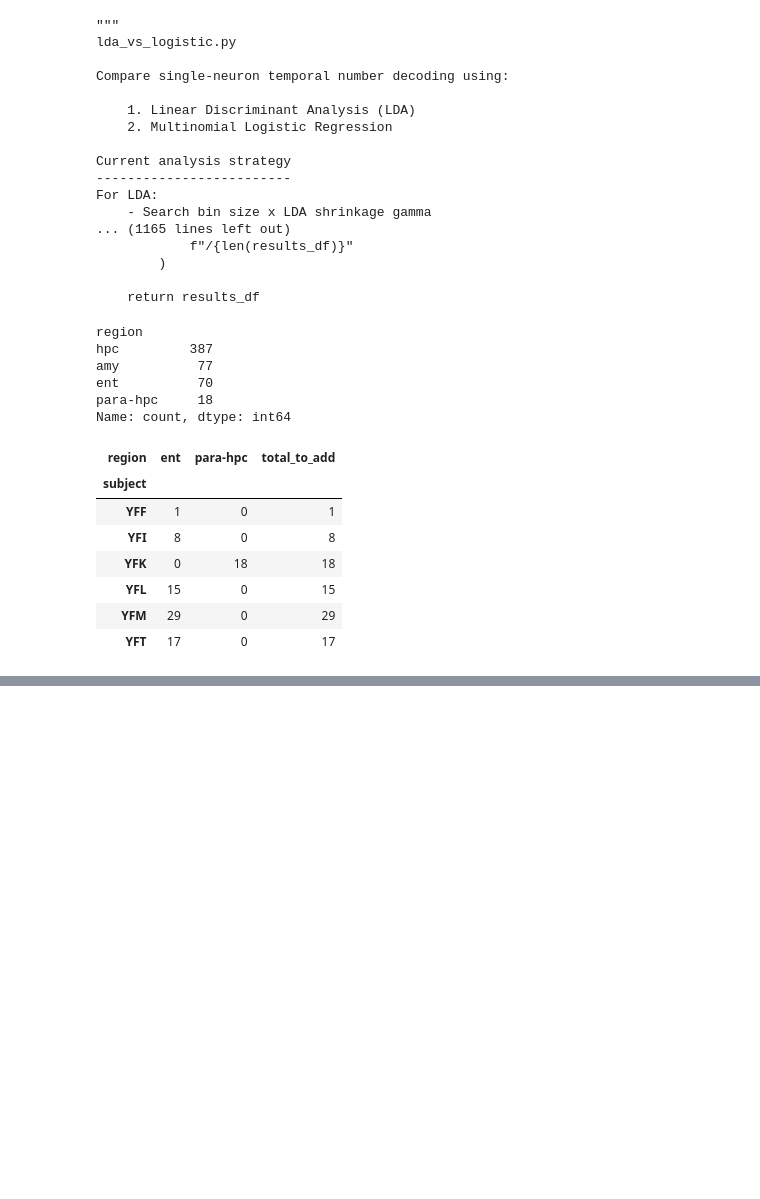
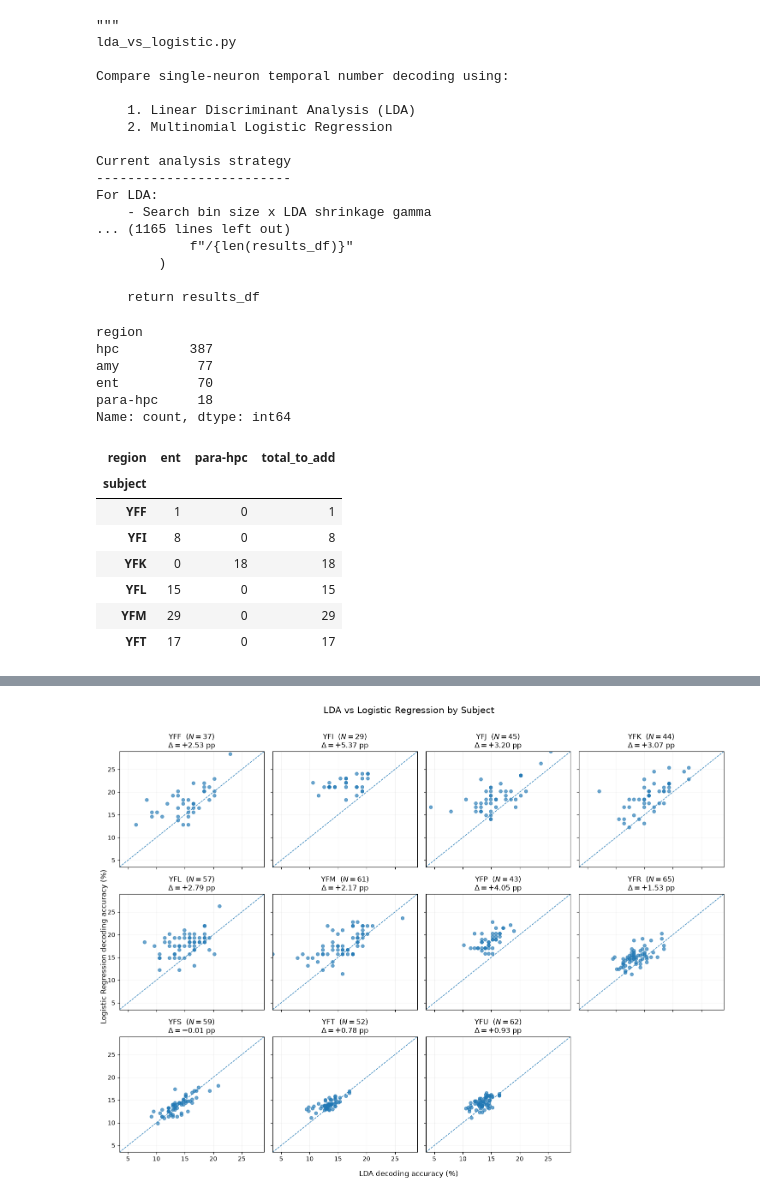
Before and after one commit to Shafiq-Abdu/number-simplex-reproduction, a Jupyter notebook: notebooks1/ldavslog.ipynb, the cells around one changed output, grey strips where cells are left out. Saved outputs shown, nothing was run; the diff lists cells and outputs as text; code cells hidden in the pictures; blank space fills up the shorter version.

```diff
--- a/notebooks1/ldavslog.ipynb
+++ b/notebooks1/ldavslog.ipynb
@@ -838,0 +1195,88 @@ region_subjects
+# %%
+# ============================================================
+# FIGURE 2 — SUBJECT-LEVEL LDA VS LOGISTIC
+# ============================================================
+
+subjects = [
+    "YFF", "YFI", "YFJ", "YFK",
+    "YFL", "YFM", "YFP", "YFR",
+    "YFS", "YFT", "YFU"
+]
+
+low = min(
+    df["lda_accuracy_percent"].min(),
+    df["logistic_accuracy_percent"].min()
+)
+
+high = max(
+    df["lda_accuracy_percent"].max(),
+    df["logistic_accuracy_percent"].max()
+)
+
+fig, axes = plt.subplots(
+    3, 4,
+    figsize=(15, 11),
+    sharex=True,
+    sharey=True
+)
+
+axes = axes.flatten()
+
+for ax, subject in zip(axes, subjects):
+
+    sub = df[df["subject"] == subject]
+
+    ax.scatter(
+        sub["lda_accuracy_percent"],
+        sub["logistic_accuracy_percent"],
+        alpha=0.65,
+        s=28
+    )
+
+    # y = x
+    ax.plot(
+        [low, high],
+        [low, high],
+        "--",
+        linewidth=1
+    )
+
+    difference = (
+        sub["logistic_accuracy_percent"].mean()
+        - sub["lda_accuracy_percent"].mean()
+    )
+
+    ax.set_title(
+        f"{subject}  ($N={len(sub)}$)\n"
+        f"$\\Delta={difference:+.2f}$ pp"
+    )
+
+    ax.set_xlim(low, high)
+    ax.set_ylim(low, high)
+
+    ax.grid(alpha=0.15)
+
+# Remove unused 12th panel
+axes[-1].axis("off")
+
+# Shared labels
+fig.supxlabel(
+    "LDA decoding accuracy (%)",
+    fontsize=12
+)
+
+fig.supylabel(
+    "Logistic Regression decoding accuracy (%)",
+    fontsize=12
+)
+
+fig.suptitle(
+    "LDA vs Logistic Regression by Subject",
+    fontsize=15,
+    y=1.01
+)
+
+plt.tight_layout()
+plt.show()
+# %% [output]
+[figure, added]
```
Also changed, not shown: parts of 9 cells of this notebook, 4 other files.
